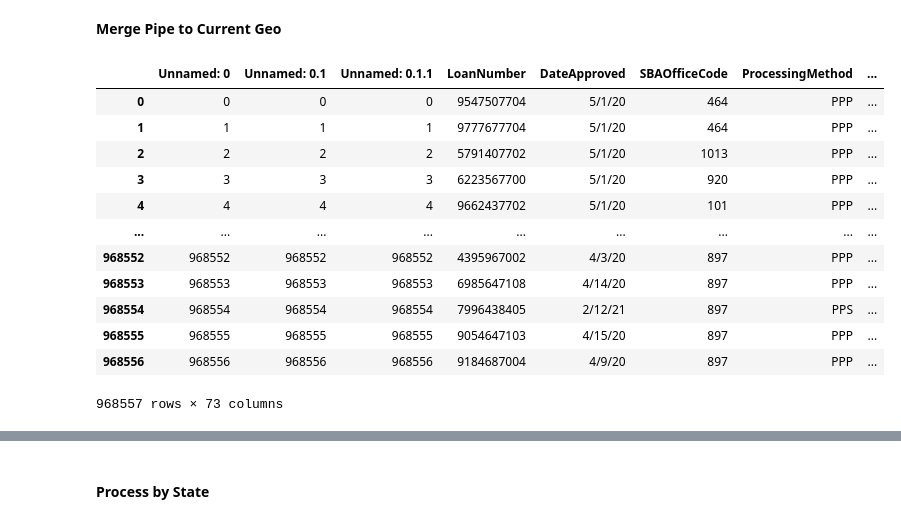
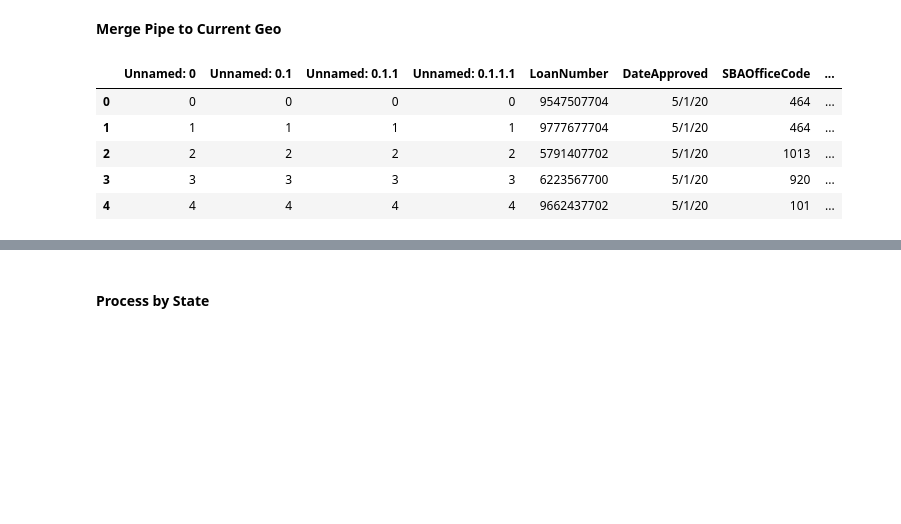
Before and after one commit to cspence001/mapdata_finalization_notebooks, a Jupyter notebook: reimagined-engine1/main_label_geo.ipynb, the cells around one changed output, grey strips where cells are left out. Cells and saved outputs as stored; diff of their text form; code cells hidden in the pictures; blank space fills up the shorter version.

```diff
--- a/reimagined-engine1/main_label_geo.ipynb
+++ b/reimagined-engine1/main_label_geo.ipynb
@@ -6,23 +6,16 @@ from tqdm.notebook import tqdm
 # %% [markdown]
 <b>Merge Pipe to Current Geo
 # %%
-geo_path = "../turbo-octo-goggles/data/state_data/geo/ppp_geo.csv" #data as of 11/21/21
+geo_path = "../../data/state_data/geo/ppp_geo.csv" #data as of 11/21/21
 ppp_geo= pd.read_csv(geo_path)
-ppp_geo
+ppp_geo.head()
 # %% [output]
-|  | Unnamed: 0 | Unnamed: 0.1 | Unnamed: 0.1.1 | LoanNumber | DateApproved | SBAOfficeCode | ProcessingMethod | ... |
-| 0 | 0 | 0 | 0 | 9547507704 | 5/1/20 | 464 | PPP | ... |
-| 1 | 1 | 1 | 1 | 9777677704 | 5/1/20 | 464 | PPP | ... |
-| 2 | 2 | 2 | 2 | 5791407702 | 5/1/20 | 1013 | PPP | ... |
-| 3 | 3 | 3 | 3 | 6223567700 | 5/1/20 | 920 | PPP | ... |
-| 4 | 4 | 4 | 4 | 9662437702 | 5/1/20 | 101 | PPP | ... |
-| ... | ... | ... | ... | ... | ... | ... | ... | ... |
-| 968552 | 968552 | 968552 | 968552 | 4395967002 | 4/3/20 | 897 | PPP | ... |
-| 968553 | 968553 | 968553 | 968553 | 6985647108 | 4/14/20 | 897 | PPP | ... |
-| 968554 | 968554 | 968554 | 968554 | 7996438405 | 2/12/21 | 897 | PPS | ... |
-| 968555 | 968555 | 968555 | 968555 | 9054647103 | 4/15/20 | 897 | PPP | ... |
-| 968556 | 968556 | 968556 | 968556 | 9184687004 | 4/9/20 | 897 | PPP | ... |
+|  | Unnamed: 0 | Unnamed: 0.1 | Unnamed: 0.1.1 | Unnamed: 0.1.1.1 | LoanNumber | DateApproved | SBAOfficeCode | ... |
+| 0 | 0 | 0 | 0 | 0 | 9547507704 | 5/1/20 | 464 | ... |
+| 1 | 1 | 1 | 1 | 1 | 9777677704 | 5/1/20 | 464 | ... |
+| 2 | 2 | 2 | 2 | 2 | 5791407702 | 5/1/20 | 1013 | ... |
+| 3 | 3 | 3 | 3 | 3 | 6223567700 | 5/1/20 | 920 | ... |
+| 4 | 4 | 4 | 4 | 4 | 9662437702 | 5/1/20 | 101 | ... |
-968557 rows × 73 columns
 # %%
 ppp_geonull=ppp_geo.loc[ppp_geo["Lat"].isnull()] #479586
 ppp_geonull.head()
```
Also changed, not shown: parts of 24 cells of this notebook, 4 other files.
